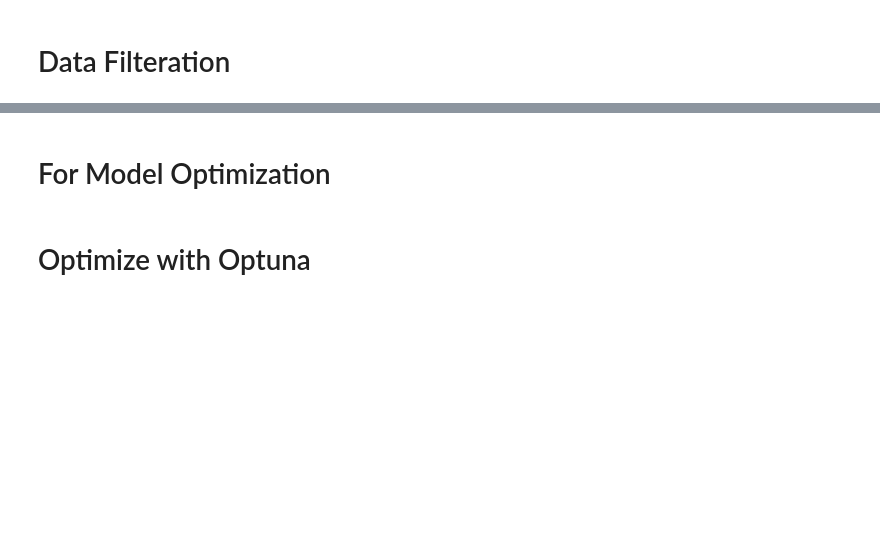
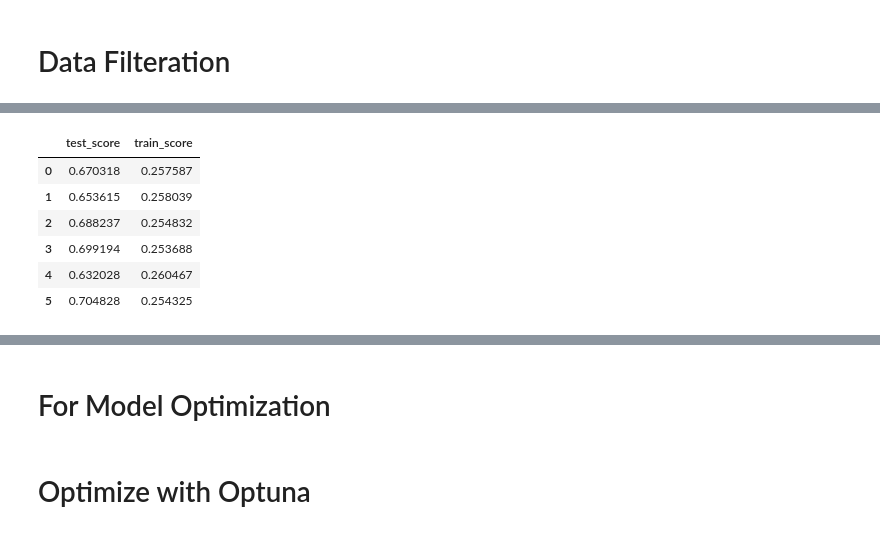
Before and after one commit to kirtan517/Linking-Writing-Processes-to-Writing-Quality, a Jupyter notebook: Main.ipynb, the cells around one changed output, grey strips where cells are left out. Drawn from its saved outputs; the diff is of its cells as text; code cells hidden in the pictures; blank space fills up the shorter version.

```diff
--- a/Main.ipynb
+++ b/Main.ipynb
@@ -120,2 +352,12 @@ results = performCrossValidation(model,train_postprocessed_df,train_logs_df,y,ag
+# %%
+results
+# %% [output]
+|  | test_score | train_score |
+| 0 | 0.670318 | 0.257587 |
+| 1 | 0.653615 | 0.258039 |
+| 2 | 0.688237 | 0.254832 |
+| 3 | 0.699194 | 0.253688 |
+| 4 | 0.632028 | 0.260467 |
+| 5 | 0.704828 | 0.254325 |
 # %%
 results
```
Also changed, not shown: parts of 20 cells of this notebook, 3 other files.
